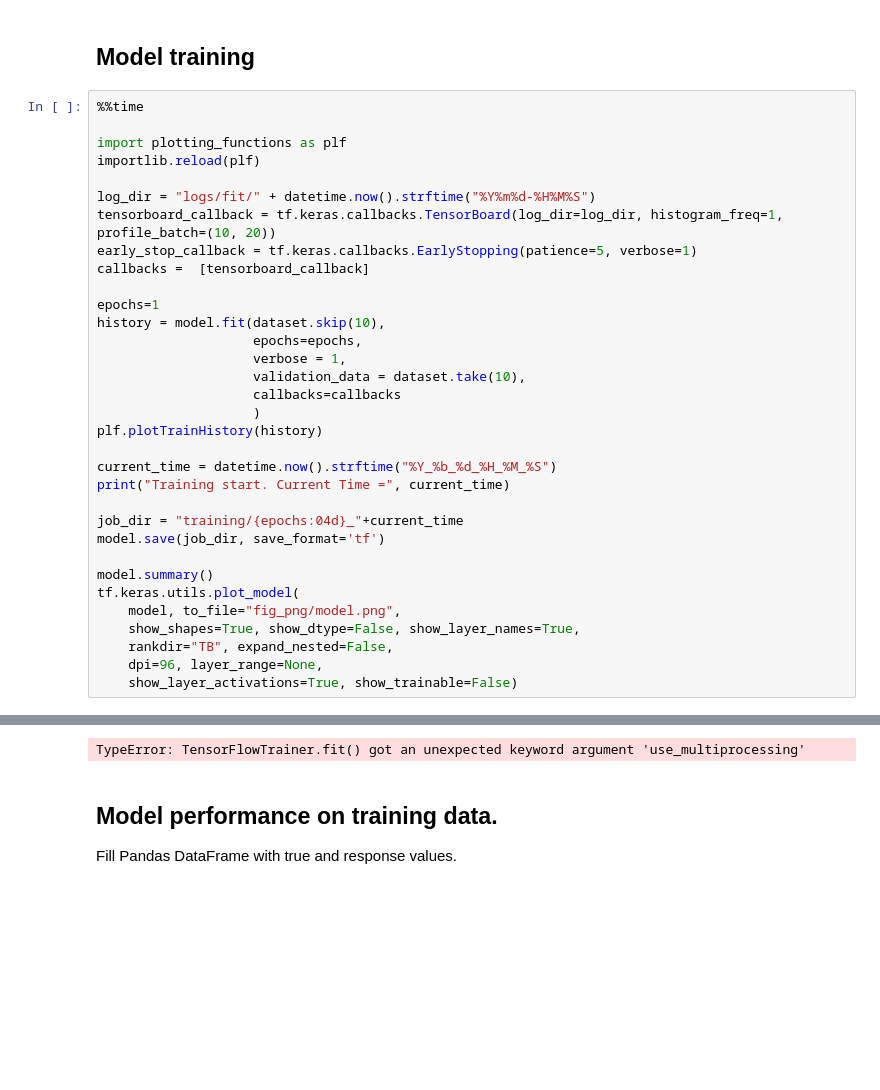
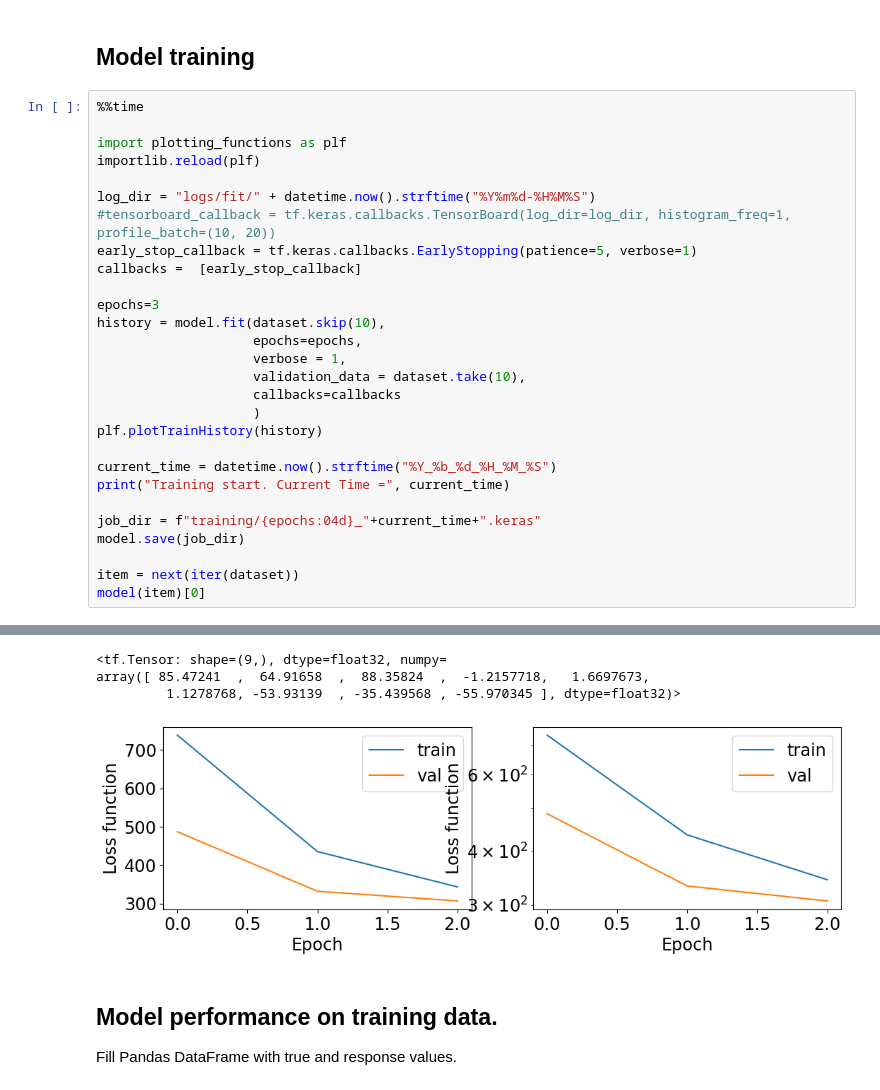
Before and after one commit to akalinow/TPCReco, a Jupyter notebook: PythonAnalysis/ipynb/WAWTPC_ML.ipynb, the cells around one changed output, grey strips where cells are left out. Drawn from its saved outputs; the diff is of its cells as text; blank space fills up the shorter version.

```diff
--- a/PythonAnalysis/ipynb/WAWTPC_ML.ipynb
+++ b/PythonAnalysis/ipynb/WAWTPC_ML.ipynb
@@ -70,11 +122,11 @@ import plotting_functions as plf
 importlib.reload(plf)
 
 log_dir = "logs/fit/" + datetime.now().strftime("%Y%m%d-%H%M%S")
-tensorboard_callback = tf.keras.callbacks.TensorBoard(log_dir=log_dir, histogram_freq=1, profile_batch=(10, 20))
+#tensorboard_callback = tf.keras.callbacks.TensorBoard(log_dir=log_dir, histogram_freq=1, profile_batch=(10, 20))
 early_stop_callback = tf.keras.callbacks.EarlyStopping(patience=5, verbose=1)
-callbacks =  [tensorboard_callback]
+callbacks =  [early_stop_callback]
 
-epochs=1
+epochs=3
 history = model.fit(dataset.skip(10),
                     epochs=epochs,
                     verbose = 1,
@@ -86,14 +138,9 @@ plf.plotTrainHistory(history)
 current_time = datetime.now().strftime("%Y_%b_%d_%H_%M_%S")
 print("Training start. Current Time =", current_time)
 
-job_dir = "training/{epochs:04d}_"+current_time
-model.save(job_dir, save_format='tf')
+job_dir = f"training/{epochs:04d}_"+current_time+".keras"
+model.save(job_dir)
 
-model.summary()
-tf.keras.utils.plot_model(
-    model, to_file="fig_png/model.png",
-    show_shapes=True, show_dtype=False, show_layer_names=True,
-    rankdir="TB", expand_nested=False,
-    dpi=96, layer_range=None,
-    show_layer_activations=True, show_trainable=False)
+item = next(iter(dataset))
+model(item)[0]
 # %% [output]
@@ -104,4 +156,7 @@ tf.keras.utils.plot_model(
-TypeError: TensorFlowTrainer.fit() got an unexpected keyword argument 'use_multiprocessing'
+<tf.Tensor: shape=(9,), dtype=float32, numpy=
+array([ 85.47241  ,  64.91658  ,  88.35824  ,  -1.2157718,   1.6697673,
+         1.1278768, -53.93139  , -35.439568 , -55.970345 ], dtype=float32)>
+[figure, added]
 # %% [markdown]
 ## Model performance on training data.
 
```
Also changed, not shown: parts of 10 cells of this notebook, 5 other files.
